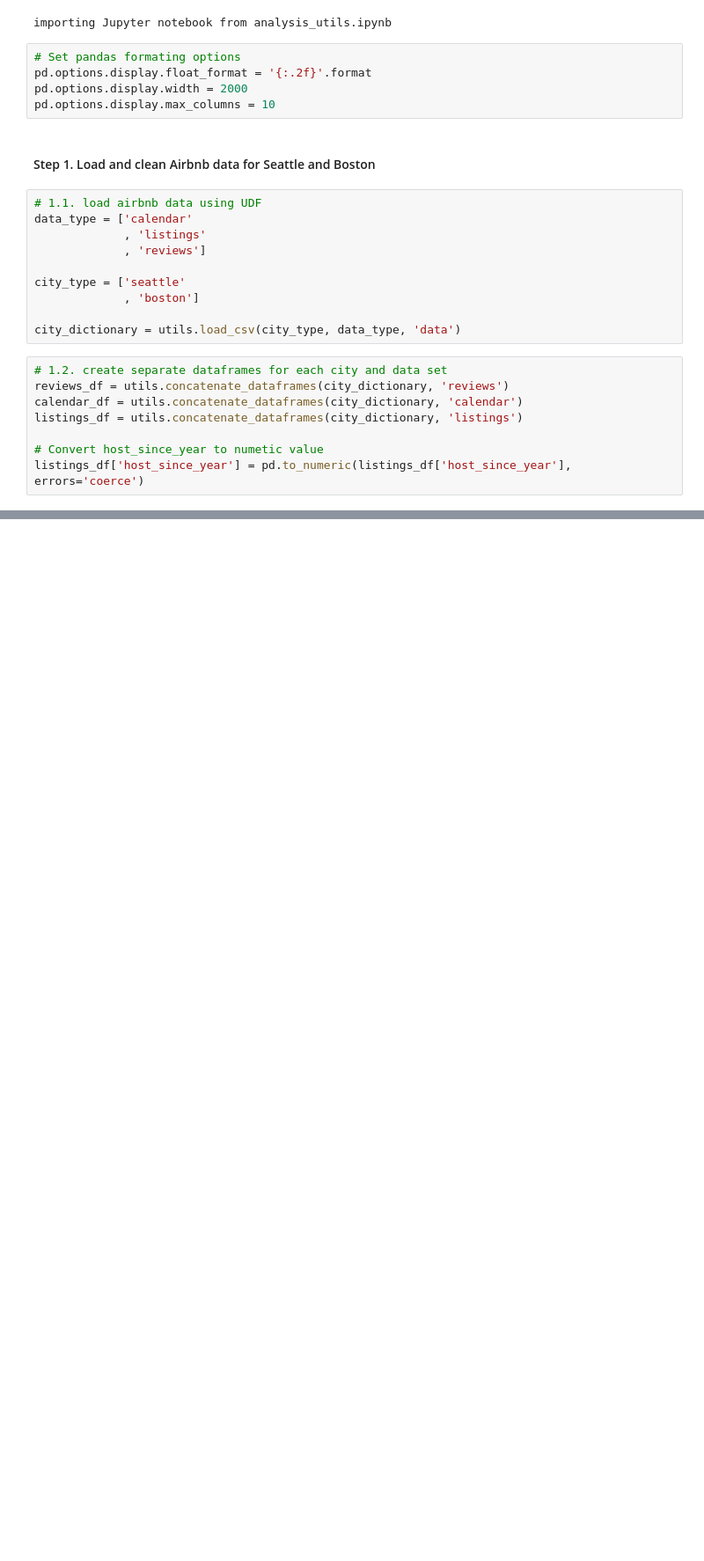
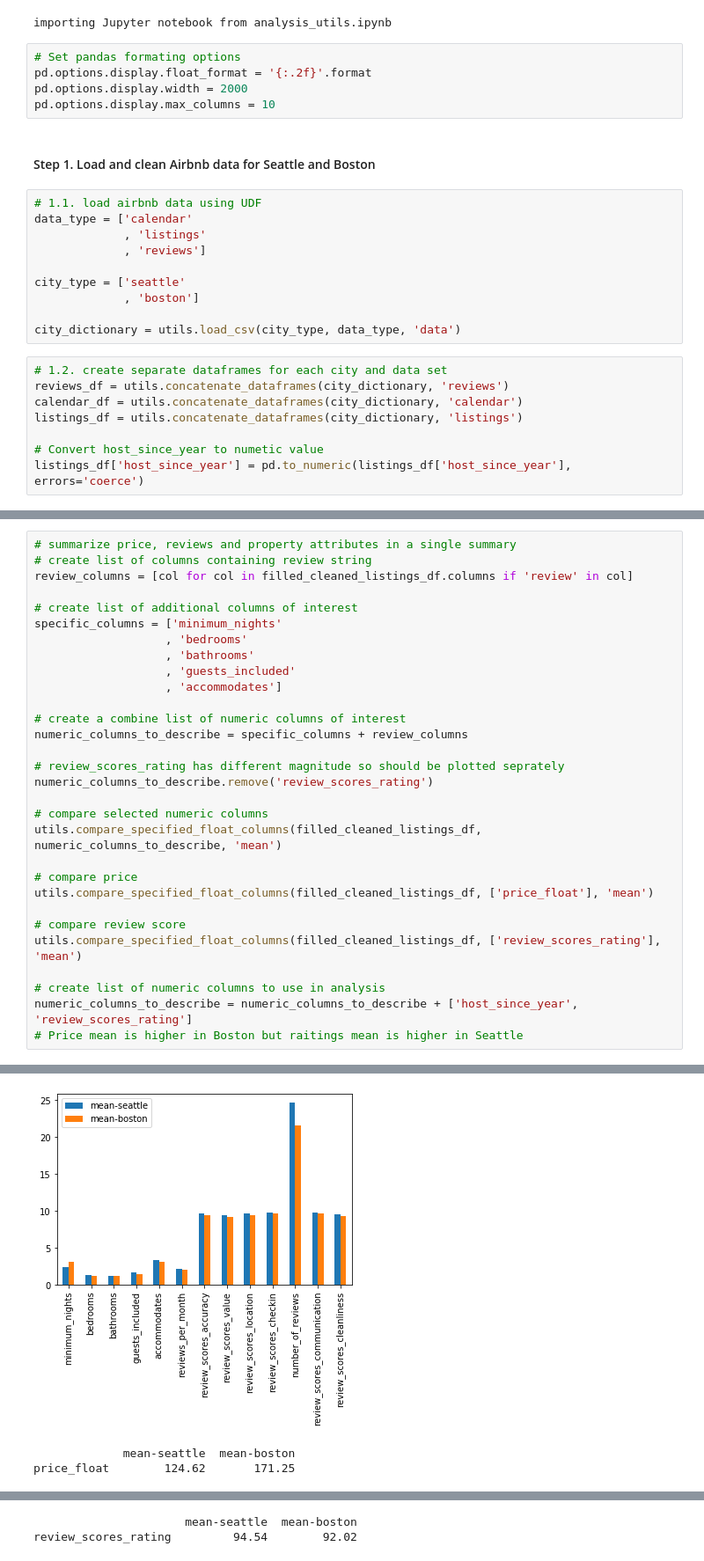
Before and after one commit to iaroslavm/udacity-project-1, a Jupyter notebook: airbnb_data_analysis.ipynb, the cells around one changed output, grey strips where cells are left out. Shown: that part at 88% size. Drawn from its saved outputs; the diff is of its cells as text; blank space fills up the shorter version.

```diff
--- a/airbnb_data_analysis.ipynb
+++ b/airbnb_data_analysis.ipynb
@@ -389,0 +329,31 @@ KeyError: "['host_is_superhost', 'instant_bookable', 'require_guest_phone_verifi
+# %%
+# summarize price, reviews and property attributes in a single summary
+# create list of columns containing review string
+review_columns = [col for col in filled_cleaned_listings_df.columns if 'review' in col]
+
+# create list of additional columns of interest
+specific_columns = ['minimum_nights'
+                   , 'bedrooms'
+                   , 'bathrooms'
+                   , 'guests_included'
+                   , 'accommodates']
+
+# create a combine list of numeric columns of interest
+numeric_columns_to_describe = specific_columns + review_columns
+
+# review_scores_rating has different magnitude so should be plotted seprately
+numeric_columns_to_describe.remove('review_scores_rating')
+
+# compare selected numeric columns
+utils.compare_specified_float_columns(filled_cleaned_listings_df, numeric_columns_to_describe, 'mean')
+
+# compare price
+utils.compare_specified_float_columns(filled_cleaned_listings_df, ['price_float'], 'mean')
+
+# compare review score
+utils.compare_specified_float_columns(filled_cleaned_listings_df, ['review_scores_rating'], 'mean')
+
+# create list of numeric columns to use in analysis
+numeric_columns_to_describe = numeric_columns_to_describe + ['host_since_year', 'review_scores_rating']
+# Price mean is higher in Boston but raitings mean is higher in Seattle
+# %% [output]
@@ -389,0 +374,3 @@ KeyError: "['host_is_superhost', 'instant_bookable', 'require_guest_phone_verifi
+[figure, added]
+             mean-seattle  mean-boston
+price_float        124.62       171.25
@@ -389,0 +378,2 @@ KeyError: "['host_is_superhost', 'instant_bookable', 'require_guest_phone_verifi
+                      mean-seattle  mean-boston
+review_scores_rating         94.54        92.02
```
Also changed, not shown: parts of 72 cells of this notebook.
